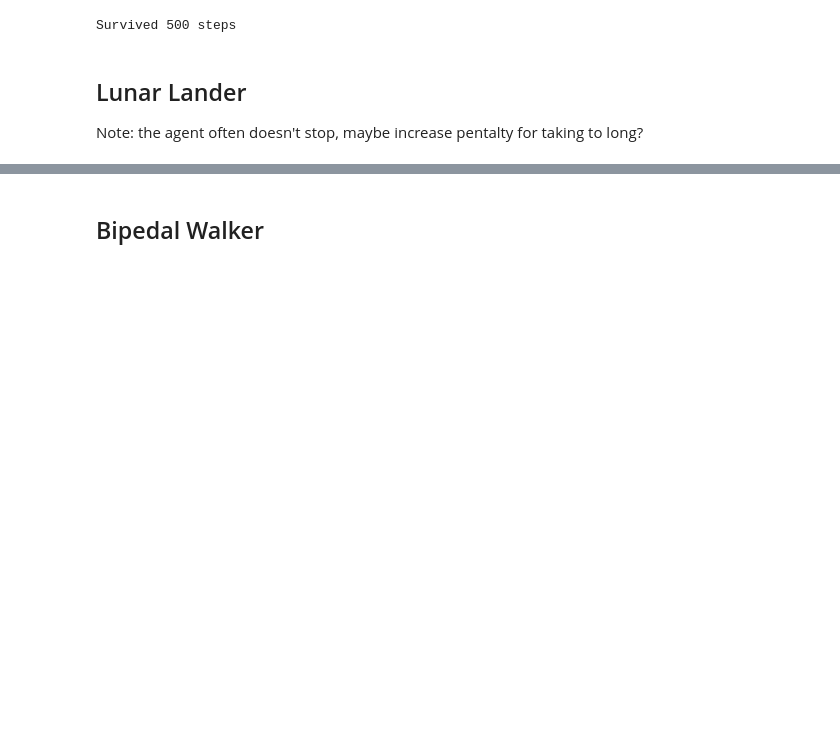
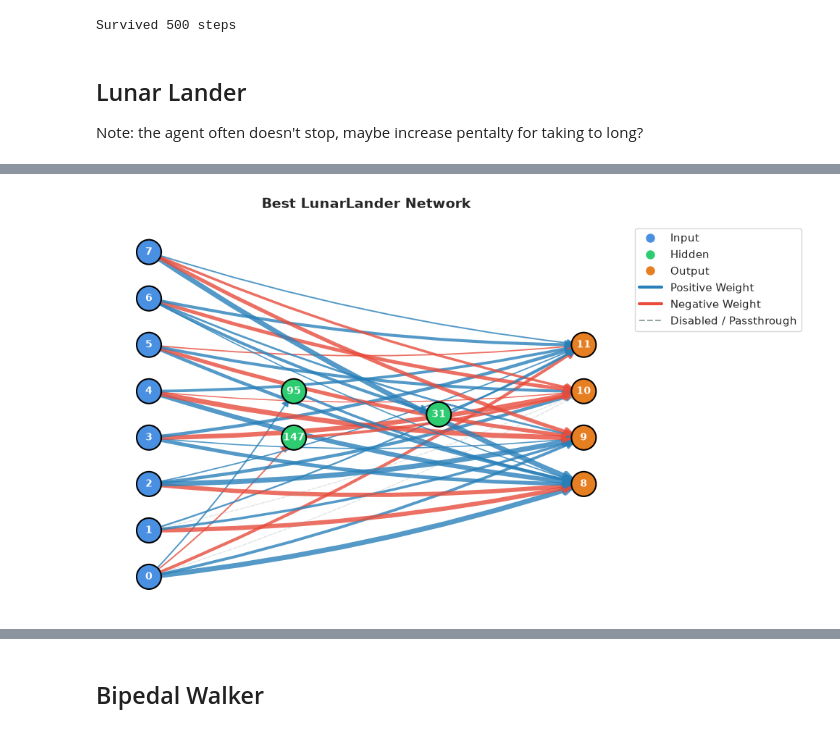
Before and after one commit to LeoThern/NeuroEvolution-of-Augmenting-Topologies, a Jupyter notebook: NEAT.ipynb, the cells around one changed output, grey strips where cells are left out. Cells and saved outputs as stored; diff of their text form; code cells hidden in the pictures; blank space fills up the shorter version.

```diff
--- a/NEAT.ipynb
+++ b/NEAT.ipynb
@@ -617,3 +648,9 @@ Generation 19: Best fitness = 184.06503658008702
+# %%
+visualize_network(best_lunar_model, title="Best LunarLander Network")
+plt.tight_layout()
+plt.show()
+# %% [output]
+[figure, added]
 # %%
 watch_agent(
     model=best_lunar_model,
```
Also changed, not shown: parts of 18 cells of this notebook.
